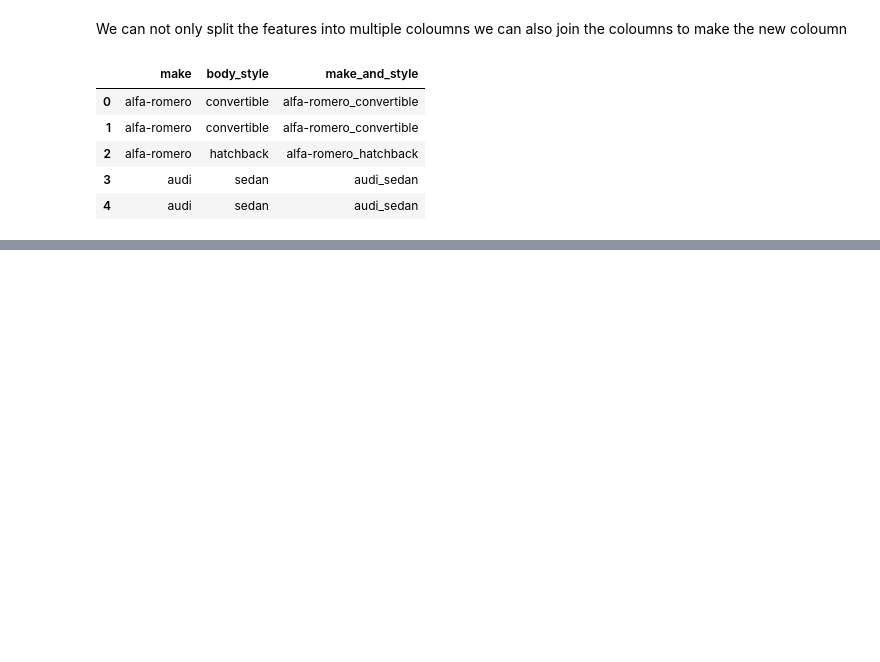
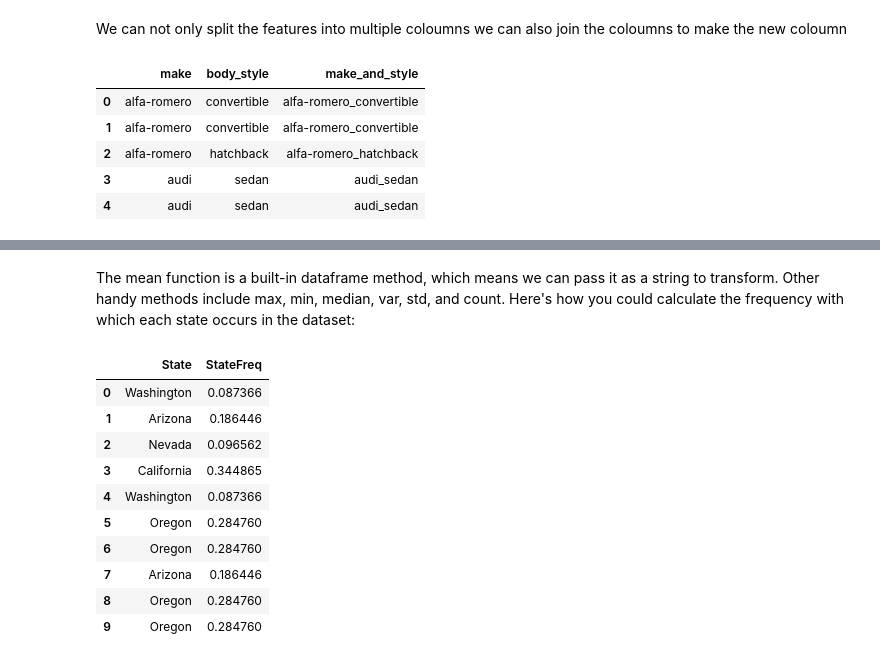
Before and after one commit to Muhammad-Awais-Tariq/Data-Preprocessing, a Jupyter notebook: Feature Engineering/feature_kaggle.ipynb, the cells around one changed output, grey strips where cells are left out. Drawn from its saved outputs; the diff is of its cells as text; code cells hidden in the pictures; blank space fills up the shorter version.

```diff
--- a/Feature Engineering/feature_kaggle.ipynb
+++ b/Feature Engineering/feature_kaggle.ipynb
@@ -281,0 +308,23 @@ autos[["make", "body_style", "make_and_style"]].head()
+# %% [markdown]
+The mean function is a built-in dataframe method, which means we can pass it as a string to transform. Other handy methods include max, min, median, var, std, and count. Here's how you could calculate the frequency with which each state occurs in the dataset:
+# %%
+customer["StateFreq"] = (
+    customer.groupby("State")
+    ["State"]
+    .transform("count")
+    / customer.State.count()
+)
+
+customer[["State", "StateFreq"]].head(10)
+# %% [output]
+|  | State | StateFreq |
+| 0 | Washington | 0.087366 |
+| 1 | Arizona | 0.186446 |
+| 2 | Nevada | 0.096562 |
+| 3 | California | 0.344865 |
+| 4 | Washington | 0.087366 |
+| 5 | Oregon | 0.284760 |
+| 6 | Oregon | 0.284760 |
+| 7 | Arizona | 0.186446 |
+| 8 | Oregon | 0.284760 |
+| 9 | Oregon | 0.284760 |
```
Also changed, not shown: parts of 3 cells of this notebook.
